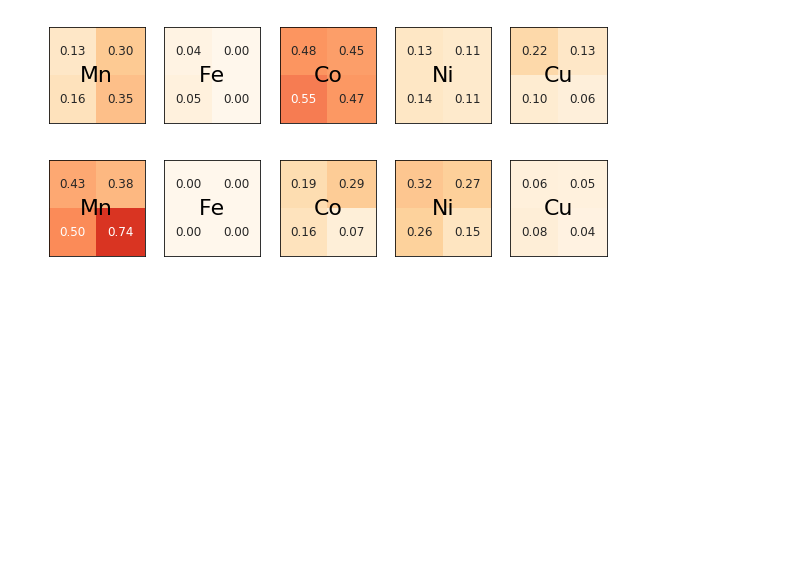
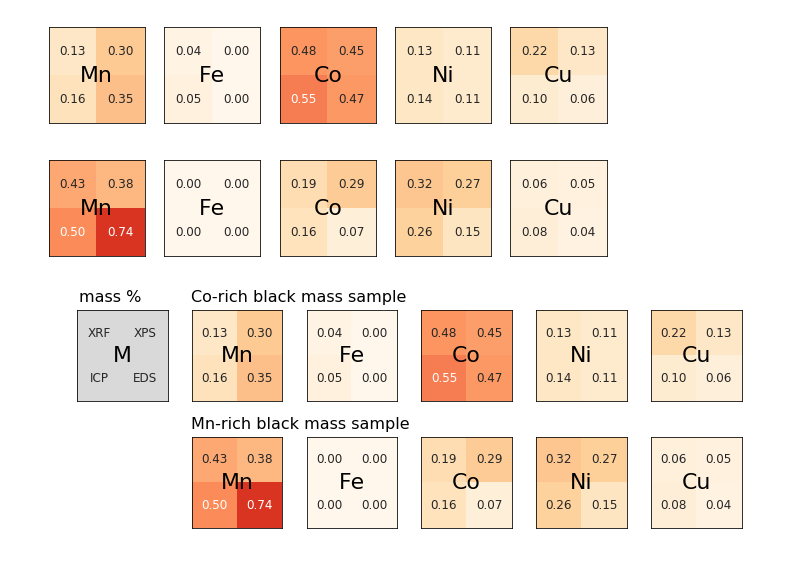
Before and after one commit to galenweld/becca_periodic_table_figure, a Jupyter notebook: playground.ipynb, the cells around one changed output. Drawn from its saved outputs; the diff is of its cells as text; code cells hidden in the pictures; blank space fills up the shorter version.

Commit message:
added combined figure

```diff
--- a/playground.ipynb
+++ b/playground.ipynb
@@ -285,0 +286,41 @@ plt.show()
+# %%
+fig, axs = plt.subplots(nrows=2, ncols=6, figsize=(12,4))
+
+# top row
+for ax, symbol in zip(axs[0,1:], df.iloc[3:4,6:11].to_numpy().flatten(order='c')):
+    ax.set_aspect('equal', 'box')
+    try:
+        plot_element(ax, symbol, **data.loc[symbol,:].to_dict())
+    except KeyError:
+        plot_element(ax, symbol)
+
+# bottom row
+for ax, symbol in zip(axs[1,1:], df.iloc[3:4,6:11].to_numpy().flatten(order='c')):
+    ax.set_aspect('equal', 'box')
+    try:
+        plot_element(ax, symbol, **data2.loc[symbol,:].to_dict())
+    except KeyError:
+        plot_element(ax, symbol)
+
+# legend
+axs[0,0].set_aspect('equal', 'box')
+plot_key(axs[0,0], 'M', grayness=.25)
+
+# hide lower left
+axs[1,0].axis('off')
+
+
+# increase space between rows
+fig.subplots_adjust(hspace=0.4)
+
+
+# add labels
+# figure coords: (0,0) is the bottom left and (1,1) is the top right of the figure.
+fig.text(0.13, .95, 'mass %', fontsize=16, ha='left', va='top')
+fig.text(0.26, .95, 'Co-rich black mass sample', fontsize=16, ha='left', va='top')
+fig.text(0.26, .51, 'Mn-rich black mass sample', fontsize=16, ha='left', va='top')
+
+# plt.savefig('figs/manganese-rich-black-mass-sample.pdf')
+plt.show()
+# %% [output]
+[figure, added]
```
Also changed, not shown: parts of 2 cells of this notebook, 4 other files.
